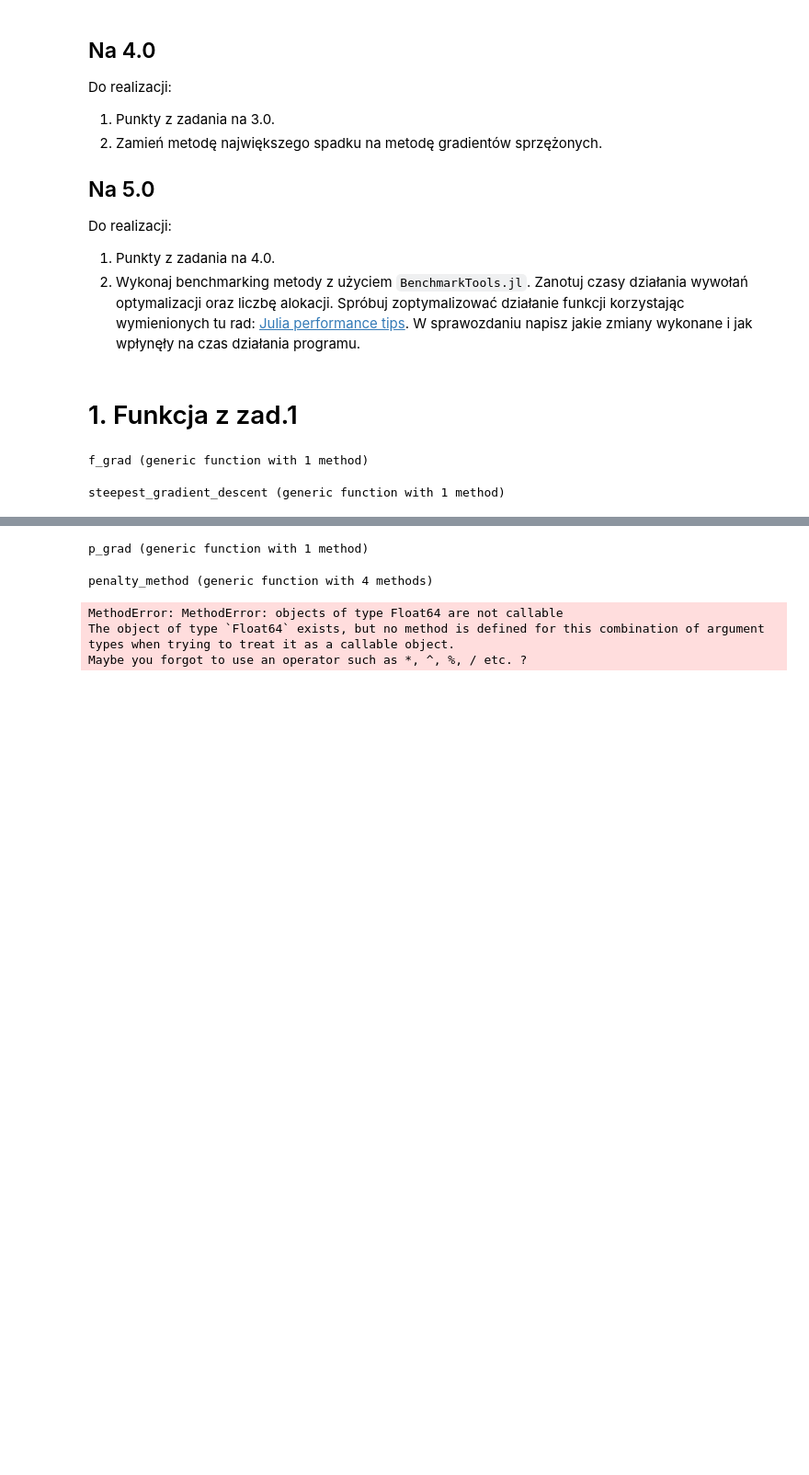
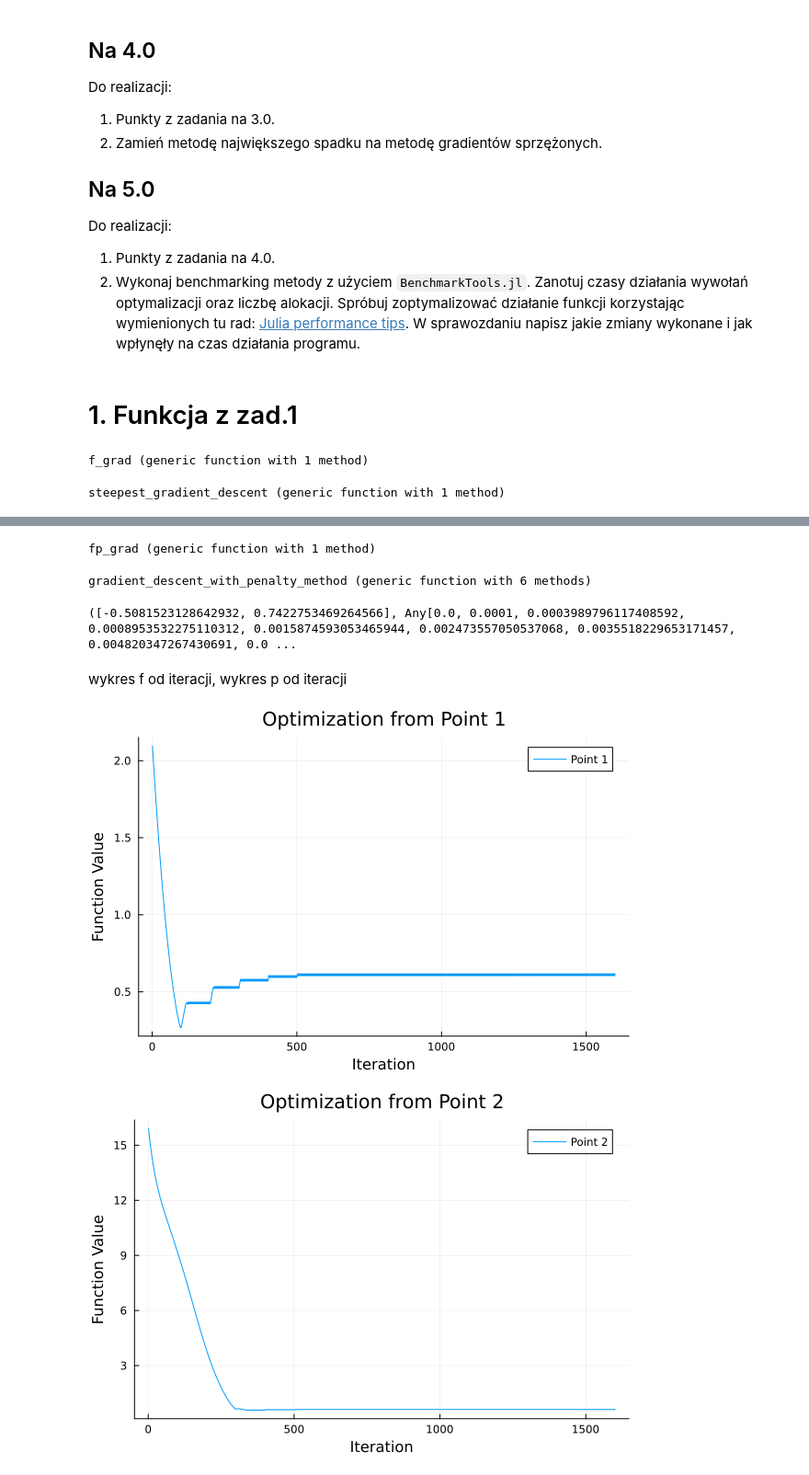
Before and after one commit to SerZeliuk/Metody-i-algorytmy-optymalizacji, a Jupyter notebook: Lab2/zad2.ipynb, the cells around one changed output, grey strips where cells are left out. Shown at 92% size. Cells and saved outputs as stored; diff of their text form; code cells hidden in the pictures; blank space fills up the shorter version.

Commit message:
fix gradient descent with penalty method

```diff
--- a/Lab2/zad2.ipynb
+++ b/Lab2/zad2.ipynb
@@ -98,7 +97,7 @@ points
 function g(vec)
     b = 4
     x, y = vec[1], vec[2]
-    return x^2 + y + 4
+    return x^2 + y - 1
 end
 
 function g_grad(vec)
@@ -122,24 +121,52 @@ function fp_grad(vec, ρ)
     return f_grad(vec) + ρ * p_grad(vec)
 end
 # %% [output]
-p_grad (generic function with 1 method)
+fp_grad (generic function with 1 method)
-# %%
-function penalty_method(fp_1, fp_grad_1, x0, k_max, ρ=1.0, γ=2.0, atol=1e-8)
-    x = x0
-    for k in 1 : k_max
-        x = steepest_gradient_descent(fp_1, fp_grad_1, x, 0.1, 0.99)
-        ρ *= γ
-        if p(x) < atol
-            return x
-        end
-    end
-    return x
-end
-# %% [output]
-penalty_method (generic function with 4 methods)
+# %%
+function gradient_descent_with_penalty_method(fx, fx_grad, px, px_grad, fpx, fpx_grad, x0, k_max, α, ρ=1.0, γ=2.0, atol=1e-8, max_iter=100, tol=1e-6)
+    x = x0
+    θ = copy(x0)
+    f_values = []
+    p_values = []
+    storage = zeros(length(θ))
+    for k in 1 : k_max
+        for i in 1:max_iter
+            value_start = fpx(θ, ρ)
+            storage = fpx_grad(θ, ρ)
+            norm_storage = norm(storage)
+            θ_new = θ - storage .* (α / norm_storage)
+            value_stop = fpx(θ_new, ρ)
+            push!(f_values, fx(θ))
+            push!(p_values, px(θ))
+            if abs(value_stop - value_start) < tol
+                break
+            else
+                θ = θ_new
+            end
+        end
+        x = θ
+        ρ *= γ
+        if p(x) < atol
+            return x, f_values, p_values
+        end
+    end
+    return x, f_values, p_values
+end
+# %% [output]
+gradient_descent_with_penalty_method (generic function with 6 methods)
 # %%
-penalty_method(fp, fp_grad, [0, 0], 16)
+x_min, fx_val, px_val = gradient_descent_with_penalty_method(f, f_grad, p, p_grad, fp, fp_grad, [0, 0], 16, 0.01)
 # %% [output]
-MethodError: MethodError: objects of type Float64 are not callable
-The object of type `Float64` exists, but no method is defined for this combination of argument types when trying to treat it as a callable object.
-Maybe you forgot to use an operator such as *, ^, %, / etc. ?
+([-0.5081523128642932, 0.7422753469264566], Any[0.0, 0.0001, 0.0003989796117408592, 0.0008953532275110312, 0.0015874593053465944, 0.002473557050537068, 0.0035518229653171457, 0.004820347267430691, 0.0 ...
+# %% [markdown]
+wykres f od iteracji, wykres p od iteracji
+# %%
+for i in 1:10
+    x_min, fx_val, px_val = gradient_descent_with_penalty_method(f, f_grad, p, p_grad, fp, fp_grad, points[i], 16, 0.01)
+    plot(1:length(fx_val), fx_val, label="Point $i")
+    plot(1:length(px_val), px_val, label="Point $i")
+    display(plot!(title="Optimization from Point $i", xlabel="Iteration", ylabel="Function Value"))
+end
+# %% [output]
+[figure, added]
+[figure, added]
```
Also changed, not shown: parts of 4 cells of this notebook.
